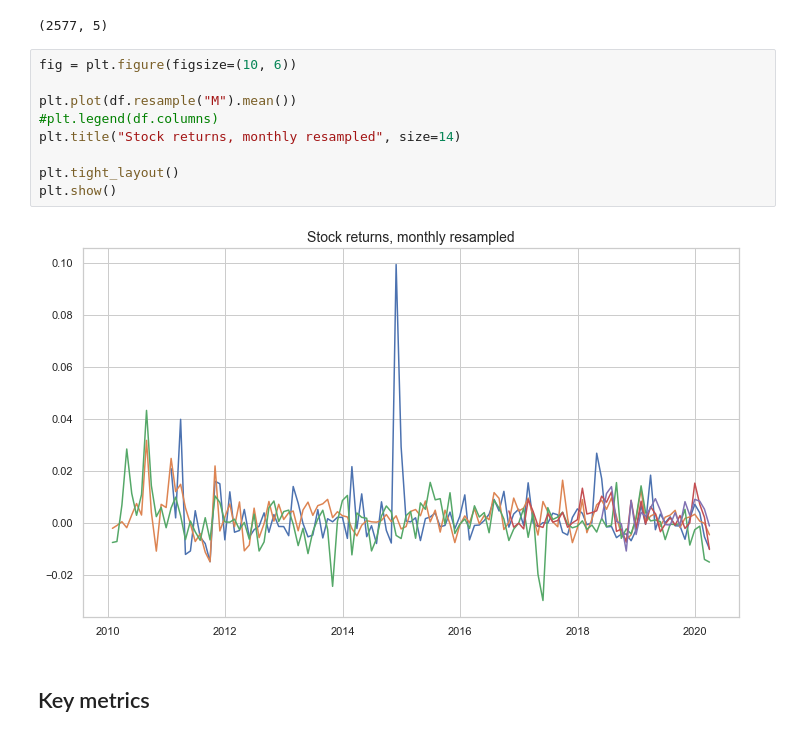
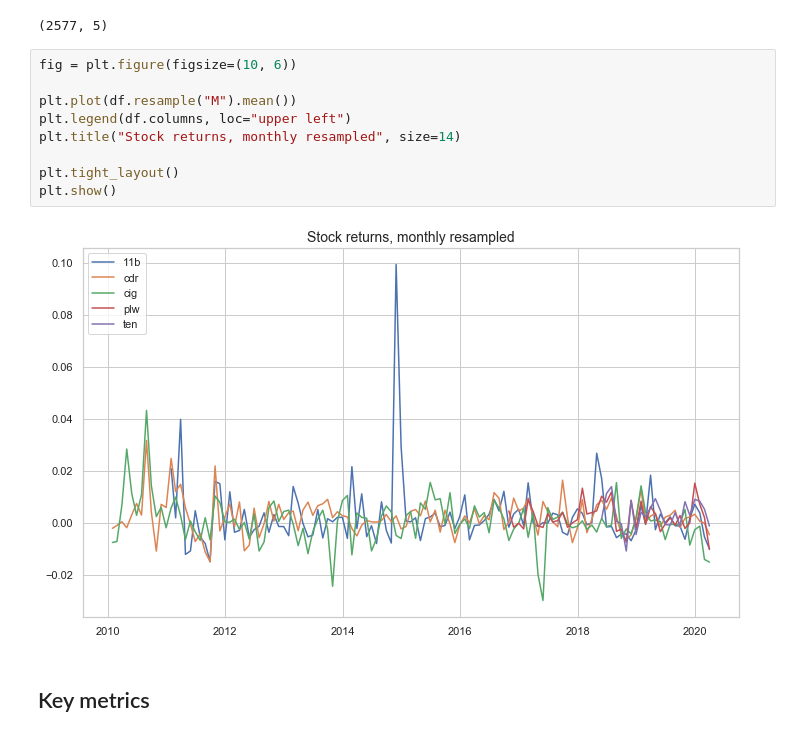
Before and after one commit to JetBlack101/Investment-portfolio-optimization-, a Jupyter notebook: Markovitz model simulation for Wig.Games.ipynb, the cells around one changed output. Cells and saved outputs as stored; diff of their text form.

```diff
--- a/Markovitz model simulation for Wig.Games.ipynb
+++ b/Markovitz model simulation for Wig.Games.ipynb
@@ -39,14 +39,14 @@ df.shape
 # %%
 fig = plt.figure(figsize=(10, 6))
 
 plt.plot(df.resample("M").mean())
-#plt.legend(df.columns)
+plt.legend(df.columns, loc="upper left")
 plt.title("Stock returns, monthly resampled", size=14)
 
 plt.tight_layout()
 plt.show()
 # %% [output]
-[figure, old version]
+[figure, new version]
 # %% [markdown]
 ## Key metrics
 # %%
```
Also changed, not shown: parts of 6 cells of this notebook.
